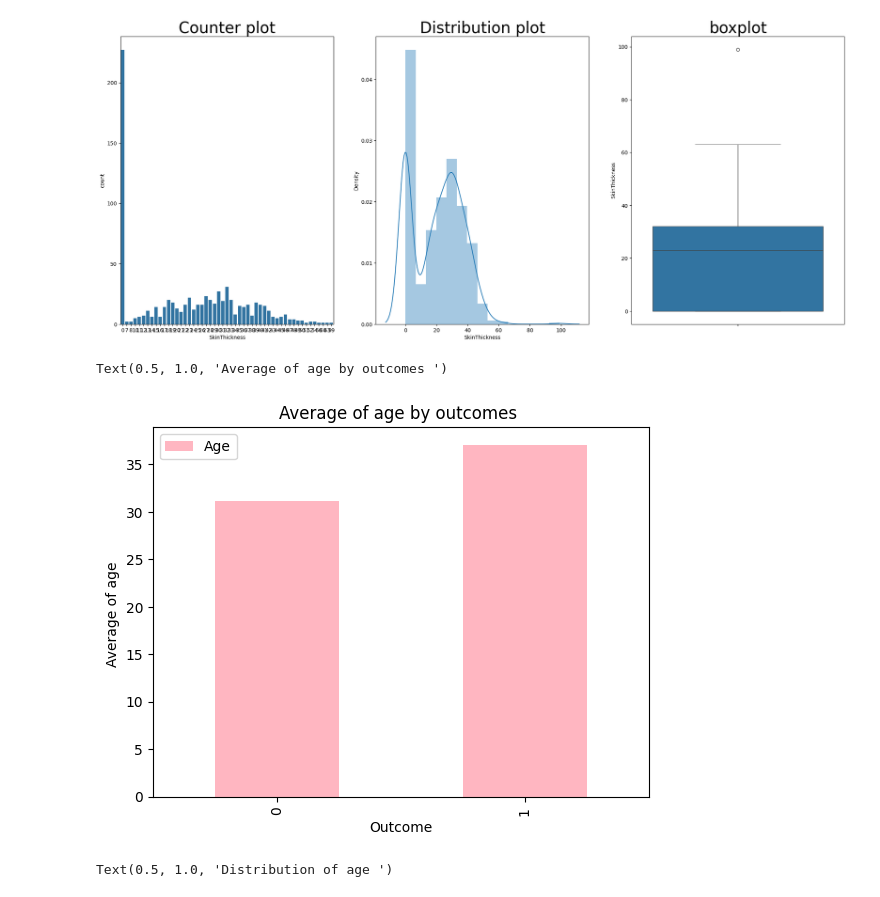
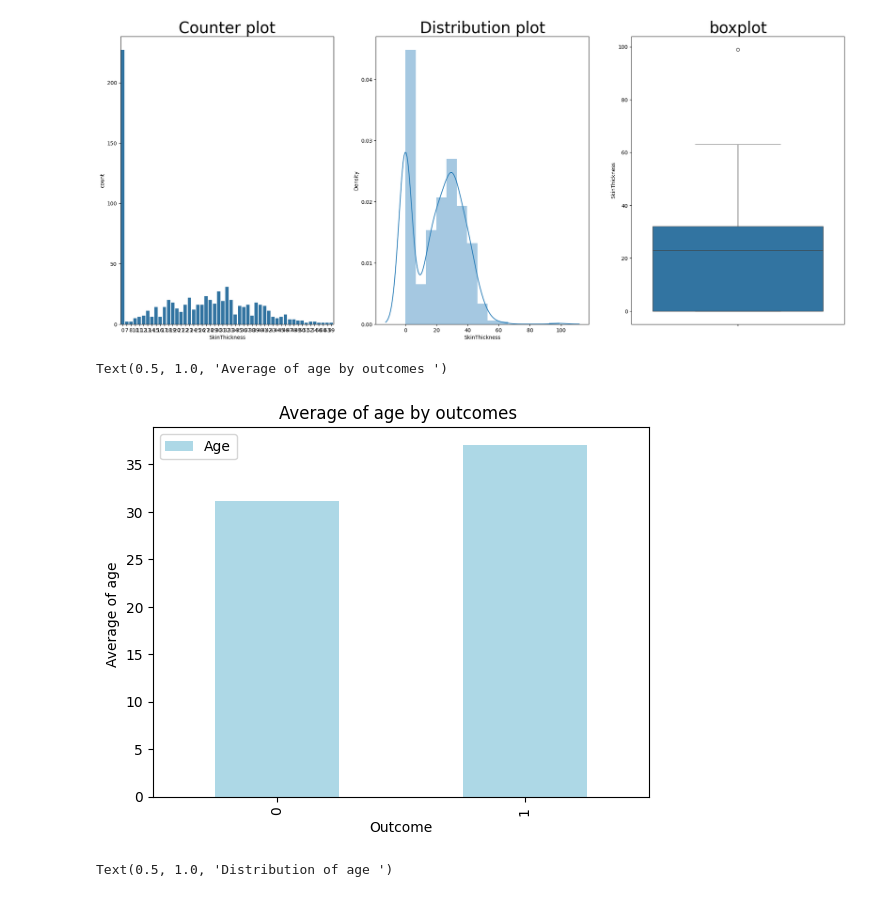
Before and after one commit to Captain-G/DiabetesDiagnosis, a Jupyter notebook: diabetes_detection.ipynb, the cells around one changed output. Saved outputs shown, nothing was run; the diff lists cells and outputs as text; code cells hidden in the pictures.

```diff
--- a/diabetes_detection.ipynb
+++ b/diabetes_detection.ipynb
@@ -184,12 +186,12 @@ sns.boxplot(y=df.SkinThickness)
 # %%
 age_gr = df.groupby('Outcome')['Age'].mean()
 
-pd.DataFrame(age_gr).plot.bar(color='lightpink')
+pd.DataFrame(age_gr).plot.bar(color='lightblue')
 plt.ylabel('Average of age ')
 plt.title('Average of age by outcomes ')
 # %% [output]
 Text(0.5, 1.0, 'Average of age by outcomes ')
-[figure, old version]
+[figure, new version]
 # %%
 sns.histplot(x='Age',data=df)
 plt.title('Distribution of age ')
```
Also changed, not shown: parts of 9 cells of this notebook, 1 other file.
